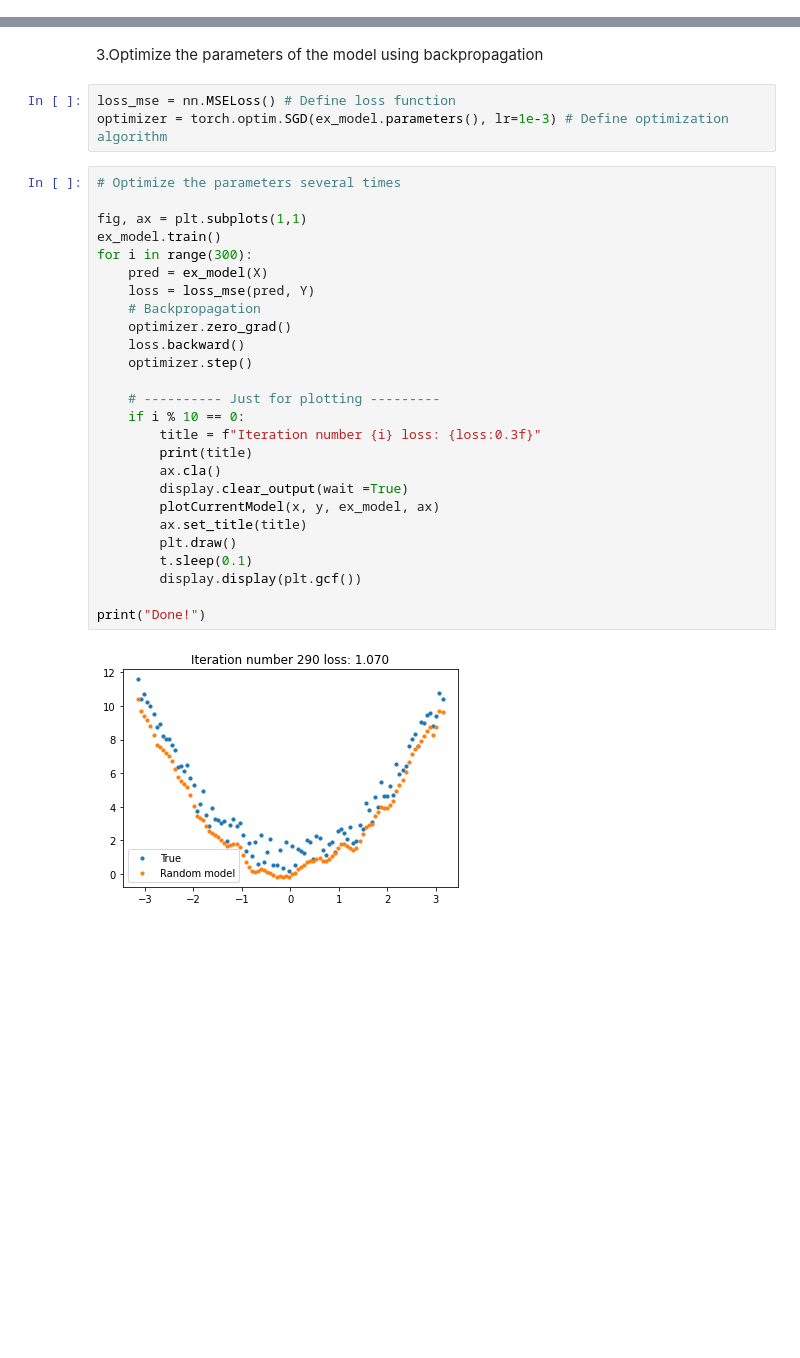
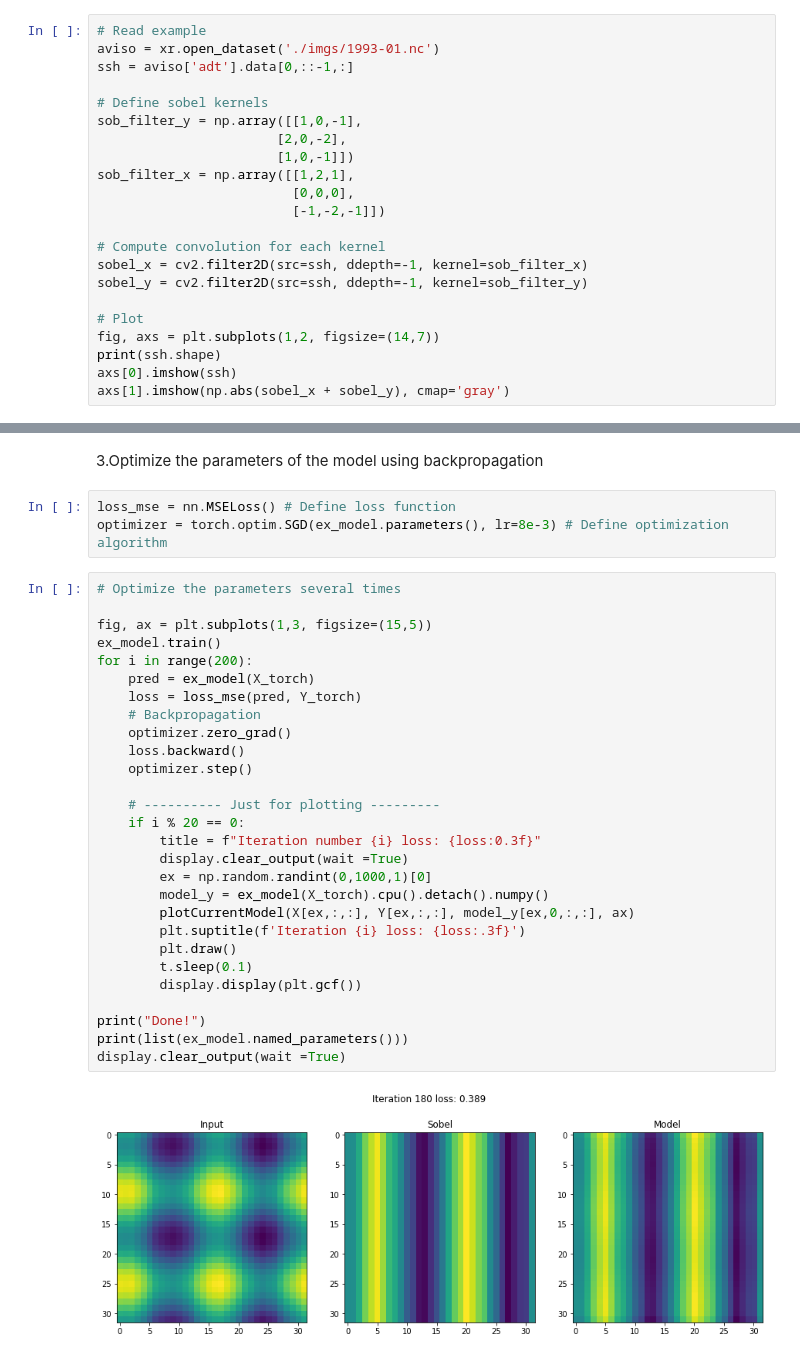
Before and after one commit to olmozavala/da_workshop_2022, a Jupyter notebook: 3_Hello_CNN.ipynb, the cells around one changed output, grey strips where cells are left out. Saved outputs shown, nothing was run; the diff lists cells and outputs as text; blank space fills up the shorter version.

```diff
--- a/3_Hello_CNN.ipynb
+++ b/3_Hello_CNN.ipynb
@@ -17,0 +23,22 @@ device = "cuda" if torch.cuda.is_available() else "cpu"
+# %%
+# Read example
+aviso = xr.open_dataset('./imgs/1993-01.nc')
+ssh = aviso['adt'].data[0,::-1,:]
+
+# Define sobel kernels
+sob_filter_y = np.array([[1,0,-1],
+                       [2,0,-2],
+                       [1,0,-1]])
+sob_filter_x = np.array([[1,2,1],
+                         [0,0,0],
+                         [-1,-2,-1]])
+
+# Compute convolution for each kernel
+sobel_x = cv2.filter2D(src=ssh, ddepth=-1, kernel=sob_filter_x)
+sobel_y = cv2.filter2D(src=ssh, ddepth=-1, kernel=sob_filter_y)
+
+# Plot
+fig, axs = plt.subplots(1,2, figsize=(14,7))
+print(ssh.shape)
+axs[0].imshow(ssh)
+axs[1].imshow(np.abs(sobel_x + sobel_y), cmap='gray')
@@ -119,33 +139,35 @@ plotCurrentModel(x, y, ex_model, ax)
 3.Optimize the parameters of the model using backpropagation
 # %%
 loss_mse = nn.MSELoss() # Define loss function
-optimizer = torch.optim.SGD(ex_model.parameters(), lr=1e-3) # Define optimization algorithm
+optimizer = torch.optim.SGD(ex_model.parameters(), lr=8e-3) # Define optimization algorithm
 # %%
 # Optimize the parameters several times
 
-fig, ax = plt.subplots(1,1)
+fig, ax = plt.subplots(1,3, figsize=(15,5))
 ex_model.train()
-for i in range(300):
-    pred = ex_model(X)
-    loss = loss_mse(pred, Y)
+for i in range(200):
+    pred = ex_model(X_torch)
+    loss = loss_mse(pred, Y_torch)
     # Backpropagation
     optimizer.zero_grad()
     loss.backward()
     optimizer.step()
 
     # ---------- Just for plotting ---------
-    if i % 10 == 0:
+    if i % 20 == 0:
         title = f"Iteration number {i} loss: {loss:0.3f}"
-        print(title)
-        ax.cla()
         display.clear_output(wait =True)
-        plotCurrentModel(x, y, ex_model, ax)
-        ax.set_title(title)
+        ex = np.random.randint(0,1000,1)[0]
+        model_y = ex_model(X_torch).cpu().detach().numpy()
+        plotCurrentModel(X[ex,:,:], Y[ex,:,:], model_y[ex,0,:,:], ax)
+        plt.suptitle(f'Iteration {i} loss: {loss:.3f}')
         plt.draw()
         t.sleep(0.1)
         display.display(plt.gcf())
 
 print("Done!")
+print(list(ex_model.named_parameters()))
+display.clear_output(wait =True)
 # %% [output]
-[figure, old version]
+[figure, new version]
 Done!
```
Also changed, not shown: parts of 9 cells of this notebook, 3 other files.
